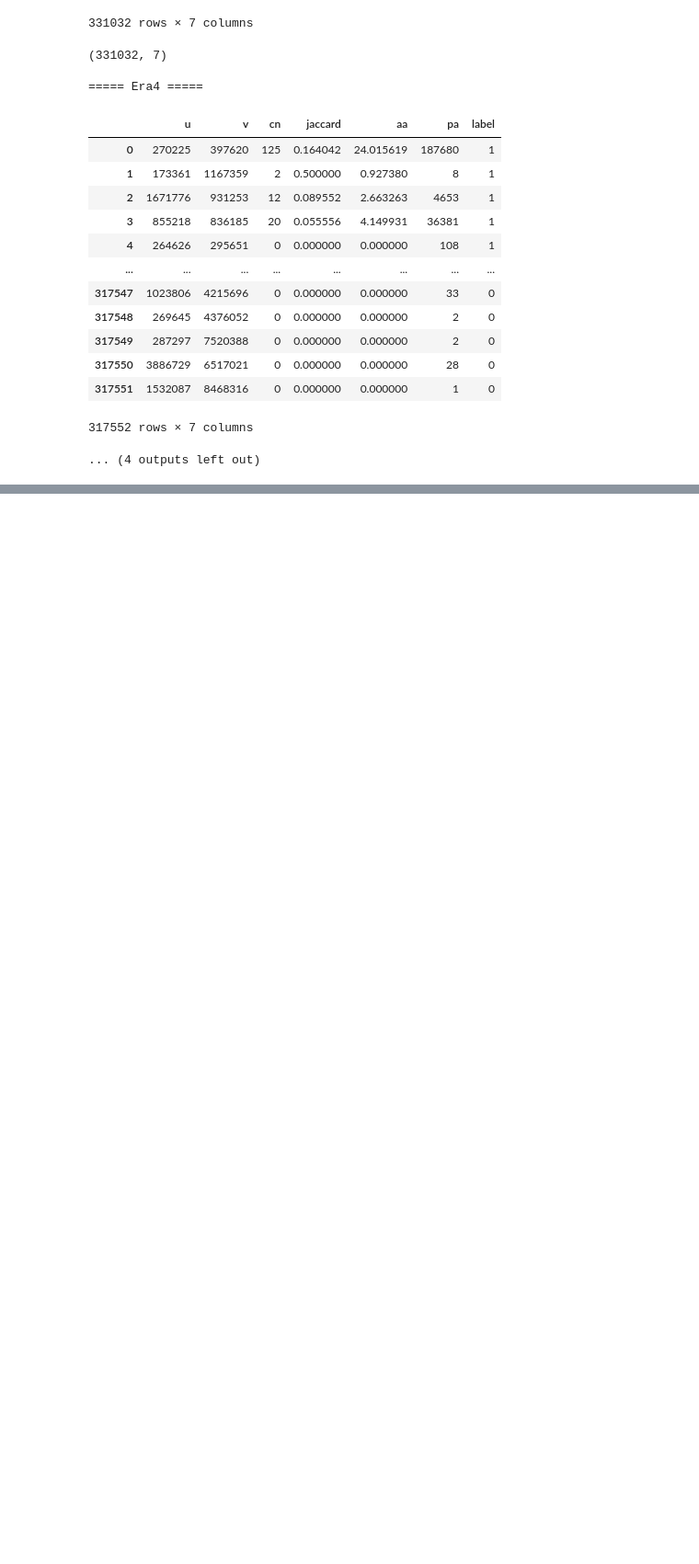
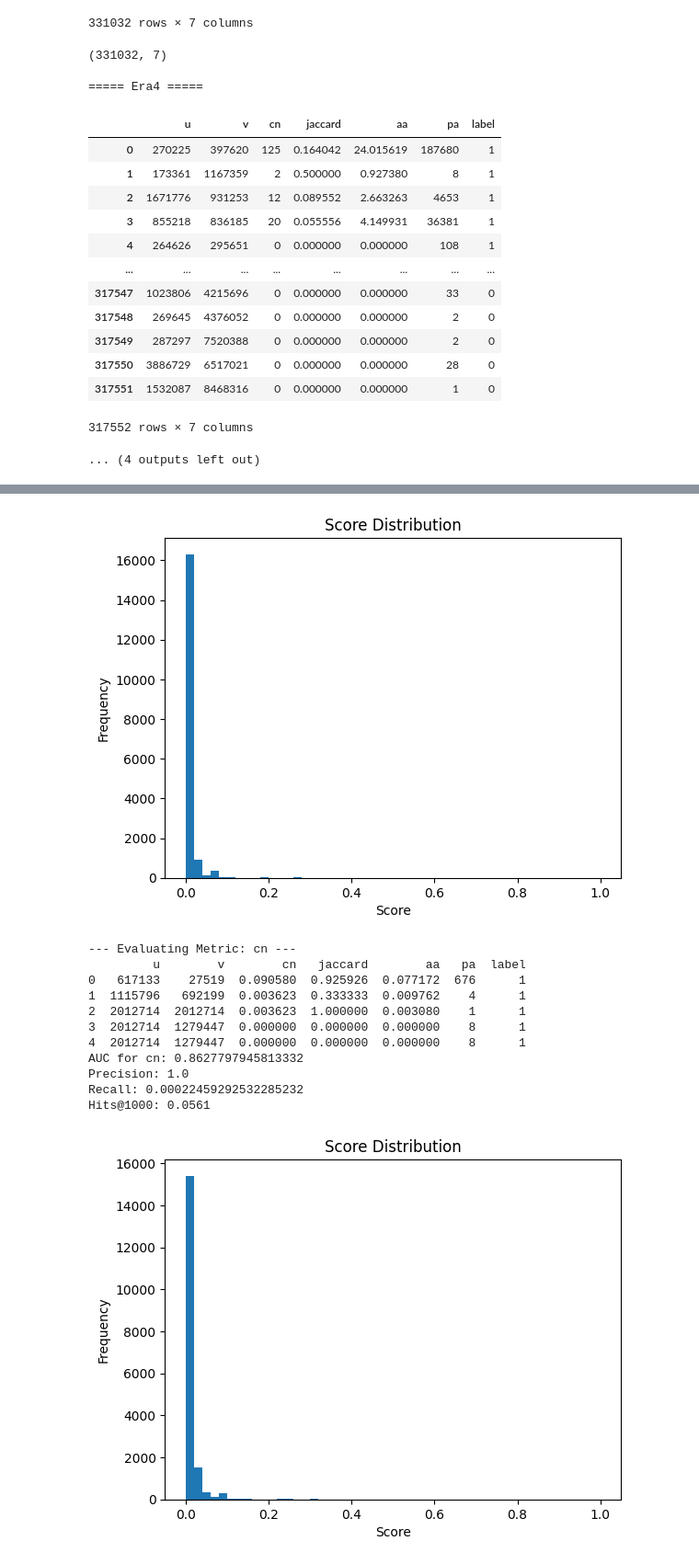
Before and after one commit to MichaelXu27/Musical-Collaboration-Network-Analysis, a Jupyter notebook: notebooks/link_prediction.ipynb, the cells around one changed output, grey strips where cells are left out. Shown: that part at 92% size. Saved outputs shown, nothing was run; the diff lists cells and outputs as text; code cells hidden in the pictures; blank space fills up the shorter version.

```diff
--- a/notebooks/link_prediction.ipynb
+++ b/notebooks/link_prediction.ipynb
@@ -458,0 +462,67 @@ for era, df in all_results.items():
+# %%
+from sklearn.metrics import roc_auc_score, precision_score, recall_score
+import pandas as pd
+import matplotlib.pyplot as plt
+
+# define a fuction to compute evaluation criteria for every era
+def evaluate(df, graphMetric):
+    # ----- AUC -----
+    auc = roc_auc_score(df['label'], df[graphMetric])
+    print(f"AUC for {graphMetric}: {auc}")
+
+    # ----- Precision -----
+    y_pred = [1 if s >= 0.5 else 0 for s in df[graphMetric]]
+    precision = precision_score(df['label'], y_pred)
+    print(f"Precision: {precision}")
+
+    # ----- Recall -----
+    recall = recall_score(df['label'], y_pred)
+    print(f"Recall: {recall}")
+
+    # ----- Hits@K -----
+    K = 1000
+    edges = list(zip(df['u'], df['v']))
+    predicted_edges = pd.DataFrame({
+        'edge': edges,
+        'score': df[graphMetric]
+    })
+
+    # Sort by score descending
+    predicted_edges_sorted = predicted_edges.sort_values('score', ascending=False)
+
+    # Take top K edges
+    top_k_edges = set(predicted_edges_sorted['edge'].iloc[:K])
+
+    # Count how many true edges are in top K
+    hits = sum(1 for edge in edges if edge in top_k_edges)
+
+    # Compute Hits@K
+    hits_at_k = hits / len(edges)
+    print(f"Hits@{K}: {hits_at_k:.4f}")
+
+    # ----- Score Distribution -----
+    plt.hist(df[graphMetric], bins=50)
+    plt.title("Score Distribution")
+    plt.xlabel("Score")
+    plt.ylabel("Frequency")
+    plt.show()
+
+    return
+
+def normalizeCol(df, col):
+    min_val = df[col].min()
+    max_val = df[col].max()
+    df[col] = (df[col] - min_val) / (max_val - min_val)
+    return df
+
+
+# ========== Calling Evaluation Function on all eras ==========
+for var in range(1, 6):
+    print(f"\n===== Evaluating Era {var} =====")
+    df = pd.read_parquet(f'../outputs/link_prediction_outputs/Era{var}_scores.parquet')
+    for col in ['aa', 'cn', 'jaccard', 'pa']:
+        print(f"\n--- Evaluating Metric: {col} ---")
+        normalizeCol(df, col)
+        print(df.head())
+        evaluate(df, graphMetric=col)  # You can change 'aa' to 'cn', 'jaccard', or 'pa' as needed
+# %% [output]
@@ -458,0 +542,13 @@ for era, df in all_results.items():
+[figure, added]
+--- Evaluating Metric: cn ---
+         u        v        cn   jaccard        aa   pa  label
+0   617133    27519  0.090580  0.925926  0.077172  676      1
+1  1115796   692199  0.003623  0.333333  0.009762    4      1
+2  2012714  2012714  0.003623  1.000000  0.003080    1      1
+3  2012714  1279447  0.000000  0.000000  0.000000    8      1
+4  2012714  1279447  0.000000  0.000000  0.000000    8      1
+AUC for cn: 0.8627797945813332
+Precision: 1.0
+Recall: 0.00022459292532285232
+Hits@1000: 0.0561
+[figure, added]
```
Also changed, not shown: parts of 2 cells of this notebook.
